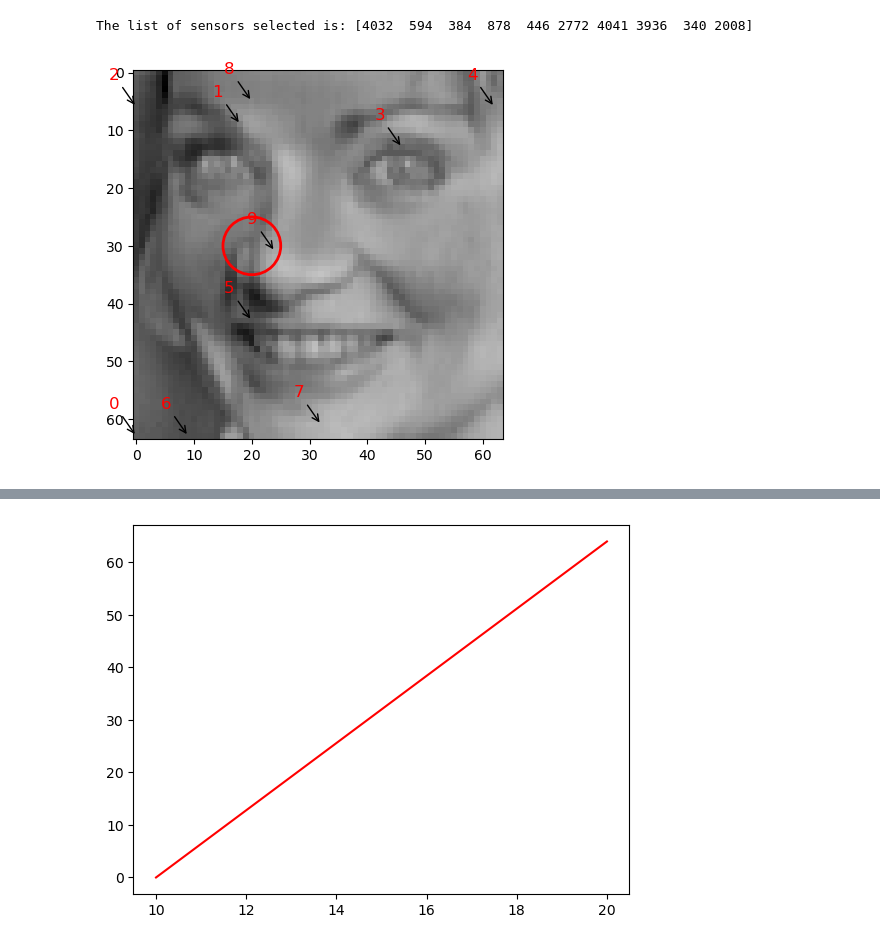
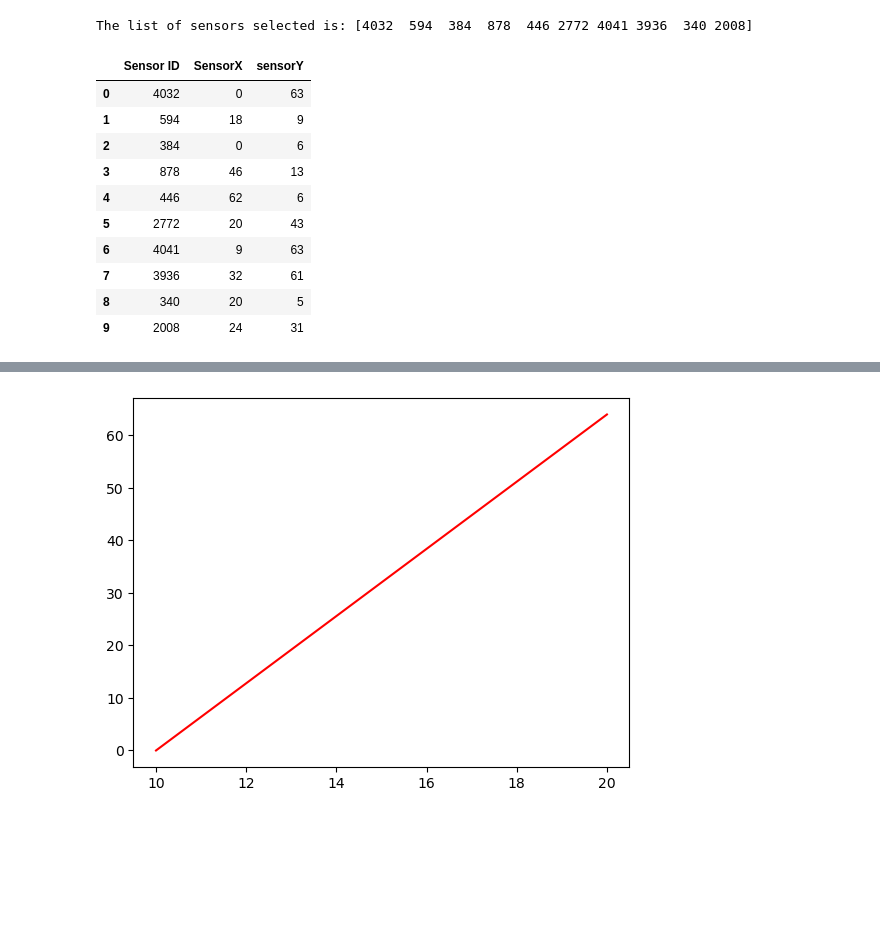
Before and after one commit to dynamicslab/pysensors, a Jupyter notebook: examples/functional_constraints_class.ipynb, the cells around one changed output, grey strips where cells are left out. Cells and saved outputs as stored; diff of their text form; code cells hidden in the pictures; blank space fills up the shorter version.

```diff
--- a/examples/functional_constraints_class.ipynb
+++ b/examples/functional_constraints_class.ipynb
@@ -113,7 +119,7 @@ circle.plot_constraint_on_data(X_train, plot_type='image') ##Plotting the constr
 # %% [markdown]
 ### Obtaining constrained indices :
 # %%
-const_idx, rank = circle.constraint(all_sensors=all_sensors_unconst,info=(64,64))
+const_idx, rank = circle.get_constraint_indices(all_sensors=all_sensors_unconst,info=(64,64))  #get_indices
 # %%
 # Define the number of constrained sensors allowed (s)
 n_const_sensors = 1
@@ -141,11 +147,18 @@ yTopConst = np.floor(top_sensors_exact/np.sqrt(n_features))
 print('The list of sensors selected is: {}'.format(top_sensors_exact))
 # %% [output]
 The list of sensors selected is: [4032  594  384  878  446 2772 4041 3936  340 2008]
-# %%
-circle.plot_constraint_on_data(X_train, plot_type='image')
-for ind,i in enumerate(range(len(xTopConst))):
-    plt.annotate(f"{str(ind)}",(xTopConst[i],yTopConst[i]),xycoords='data',
-                 xytext=(-20,20), textcoords='offset points',color="r",fontsize=12,
-                 arrowprops=dict(arrowstyle="->", color='black'))
-# %% [output]
-[figure, removed]
+# %%
+data_sens_circle = circle.sensors_dataframe(sensors = top_sensors_exact, data = X_train)
+data_sens_circle
+# %% [output]
+|  | Sensor ID | SensorX | sensorY |
+| 0 | 4032 | 0 | 63 |
+| 1 | 594 | 18 | 9 |
+| 2 | 384 | 0 | 6 |
+| 3 | 878 | 46 | 13 |
+| 4 | 446 | 62 | 6 |
+| 5 | 2772 | 20 | 43 |
+| 6 | 4041 | 9 | 63 |
+| 7 | 3936 | 32 | 61 |
+| 8 | 340 | 20 | 5 |
+| 9 | 2008 | 24 | 31 |
```
Also changed, not shown: parts of 12 cells of this notebook, 1 other file.
